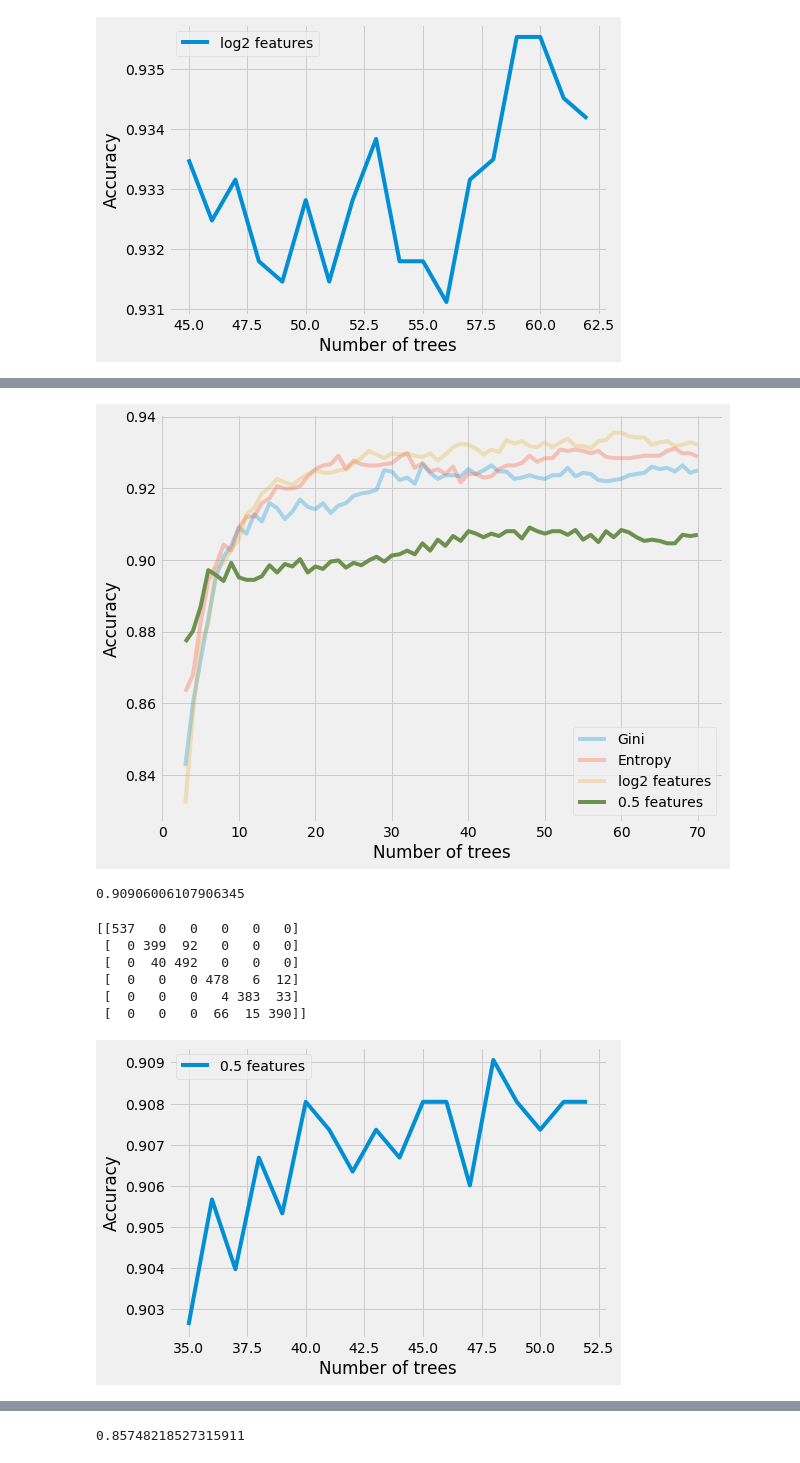
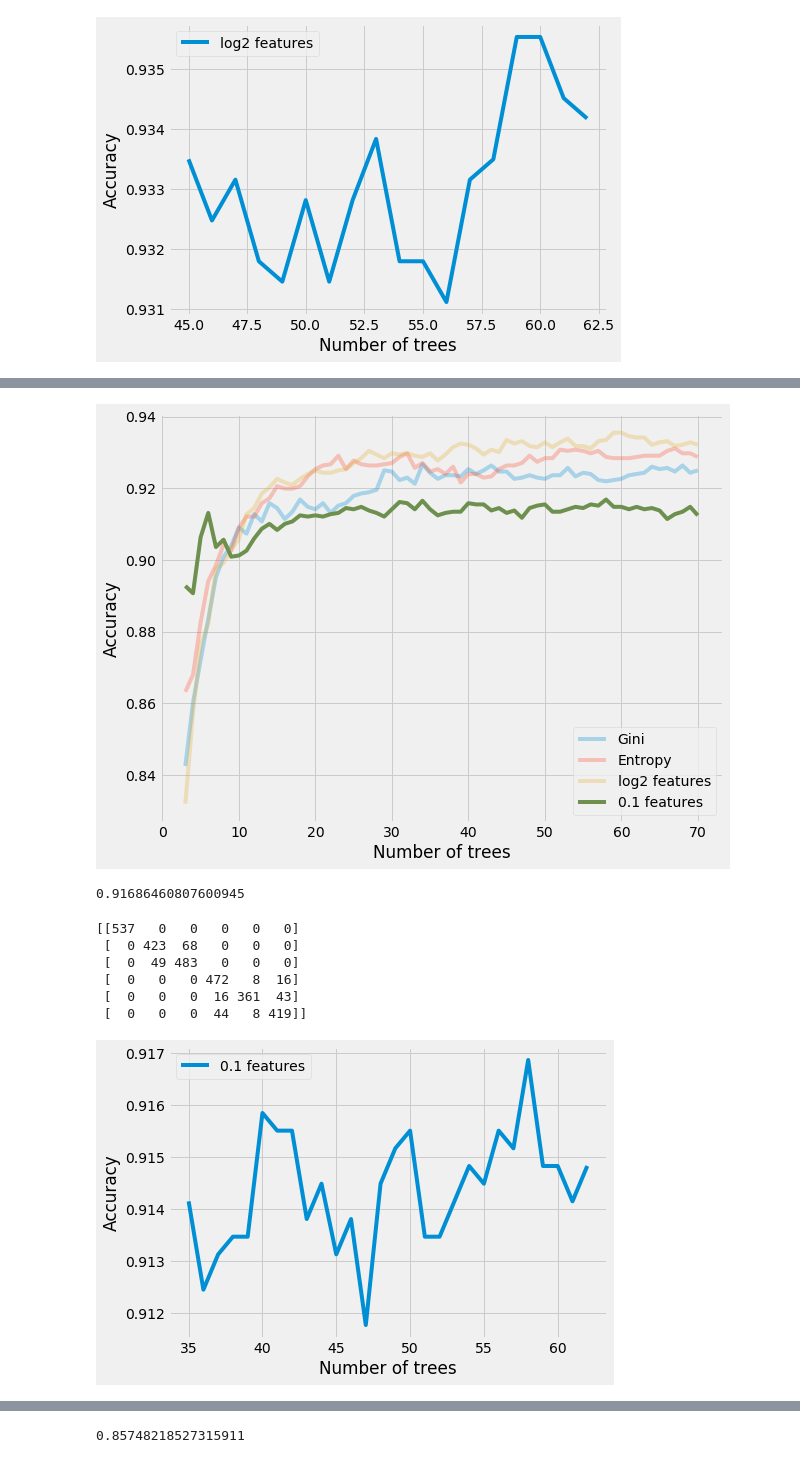
Before and after one commit to ericnewnam/ericnewnam.github.io, a Jupyter notebook: sklearn-random-forest.ipynb, the cells around one changed output, grey strips where cells are left out. Cells and saved outputs as stored; diff of their text form; code cells hidden in the pictures.

```diff
--- a/sklearn-random-forest.ipynb
+++ b/sklearn-random-forest.ipynb
@@ -456,7 +460,7 @@ for i in range(3, 71):
                                                 min_samples_split=2,
                                                 min_samples_leaf=1,
                                                 min_weight_fraction_leaf=0.0,
-                                                max_features=0.5,
+                                                max_features=0.1,
                                                 max_leaf_nodes=None,
                                                 min_impurity_decrease=0.0,
                                                 min_impurity_split=None,
@@ -477,34 +481,34 @@ plt.style.use('fivethirtyeight')
 plt.plot(x_units, list_accuracy1, label='Gini', alpha=0.3)
 plt.plot(x_units, list_accuracy2, label='Entropy', alpha=0.3)
 plt.plot(x_units, list_accuracy3, label='log2 features', alpha=0.3)
-plt.plot(x_units, list_accuracy4, label='0.5 features')
+plt.plot(x_units, list_accuracy4, label='0.1 features')
 plt.xlabel('Number of trees')
 plt.ylabel('Accuracy')
 plt.legend()
 plt.show()
 # %% [output]
-[figure, old version]
+[figure, new version]
 # %%
 max(list_accuracy4)
 # %% [output]
-0.90906006107906345
+0.91686460807600945
 # %%
 print(list_confusion4[48])
 # %% [output]
 [[537   0   0   0   0   0]
- [  0 399  92   0   0   0]
- [  0  40 492   0   0   0]
- [  0   0   0 478   6  12]
- [  0   0   0   4 383  33]
- [  0   0   0  66  15 390]]
+ [  0 423  68   0   0   0]
+ [  0  49 483   0   0   0]
+ [  0   0   0 472   8  16]
+ [  0   0   0  16 361  43]
+ [  0   0   0  44   8 419]]
 # %%
 plt.figure(figsize=(7, 5))
 plt.style.use('fivethirtyeight')
-plt.plot(x_units[32:50], list_accuracy4[32:50], label='0.5 features')
+plt.plot(x_units[32:60], list_accuracy4[32:60], label='0.1 features')
 plt.xlabel('Number of trees')
 plt.ylabel('Accuracy')
 plt.legend()
 plt.show()
 # %% [output]
-[figure, old version]
+[figure, new version]
 # %% [markdown]
```
Also changed, not shown: parts of 7 cells of this notebook, 1 other file.
